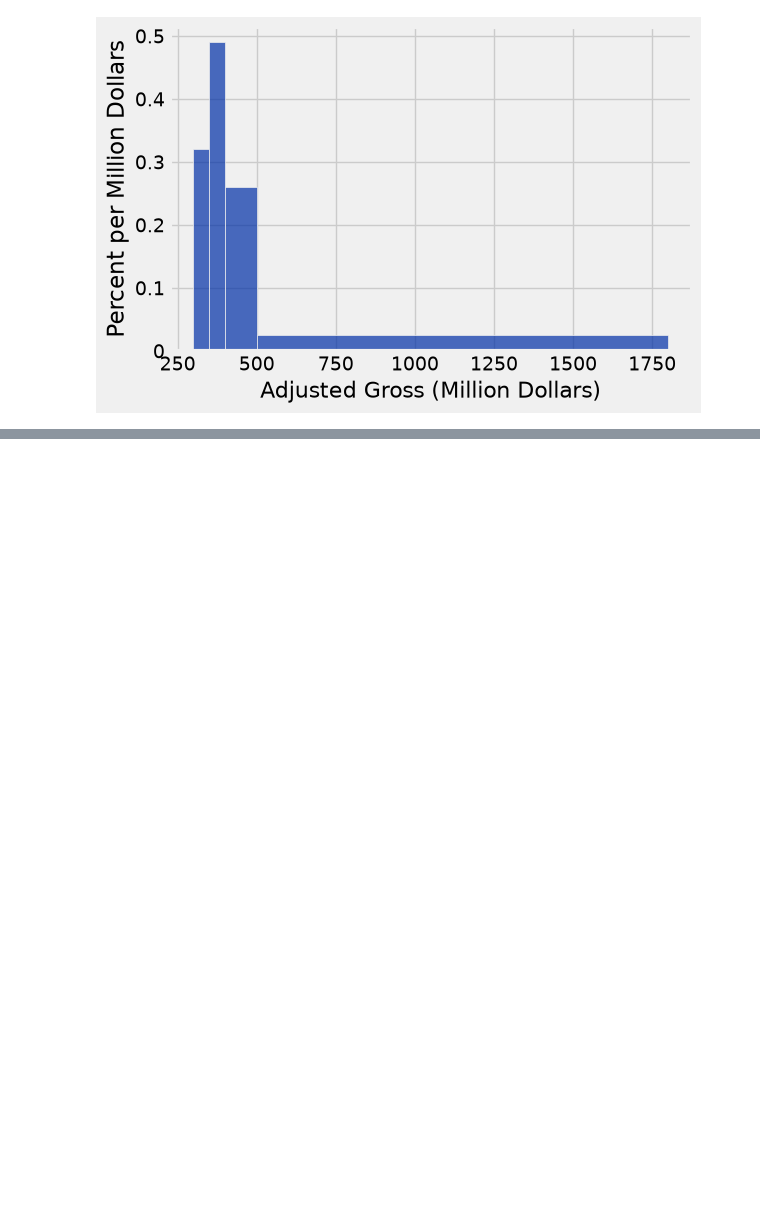
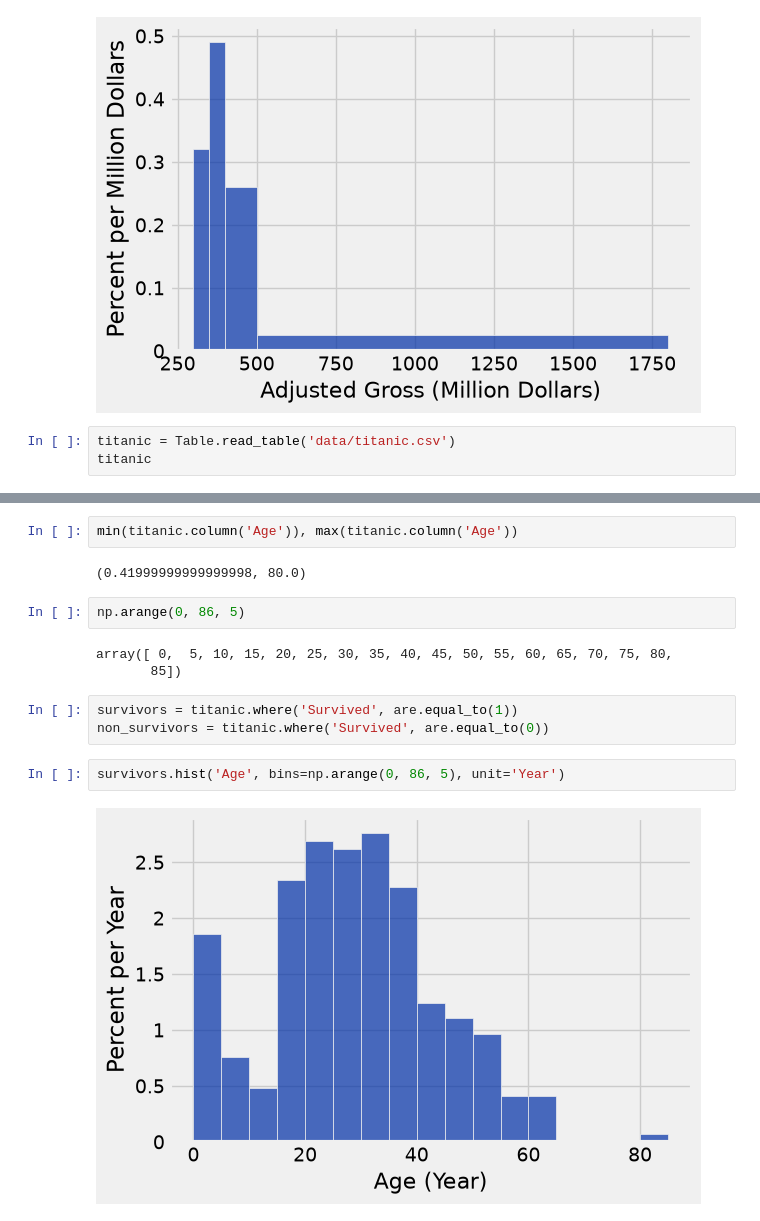
Before and after one commit to lawtonsclass/f26-code-from-class, a Jupyter notebook: data8/ch07.ipynb, the cells around one changed output, grey strips where cells are left out. Drawn from its saved outputs; the diff is of its cells as text; blank space fills up the shorter version.

```diff
--- a/data8/ch07.ipynb
+++ b/data8/ch07.ipynb
@@ -478,3 +478,6 @@ histogram_elements.with_column('height', heights)
 millions.hist('Adjusted Gross', bins=uneven, unit="Million Dollars")
 # %% [output]
 [figure]
+# %%
+titanic = Table.read_table('data/titanic.csv')
+titanic
@@ -480,0 +497,16 @@ millions.hist('Adjusted Gross', bins=uneven, unit="Million Dollars")
+# %%
+min(titanic.column('Age')), max(titanic.column('Age'))
+# %% [output]
+(0.41999999999999998, 80.0)
+# %%
+np.arange(0, 86, 5)
+# %% [output]
+array([ 0,  5, 10, 15, 20, 25, 30, 35, 40, 45, 50, 55, 60, 65, 70, 75, 80,
+       85])
+# %%
+survivors = titanic.where('Survived', are.equal_to(1))
+non_survivors = titanic.where('Survived', are.equal_to(0))
+# %%
+survivors.hist('Age', bins=np.arange(0, 86, 5), unit='Year')
+# %% [output]
+[figure, added]
```
Also changed, not shown: parts of 18 cells of this notebook.
